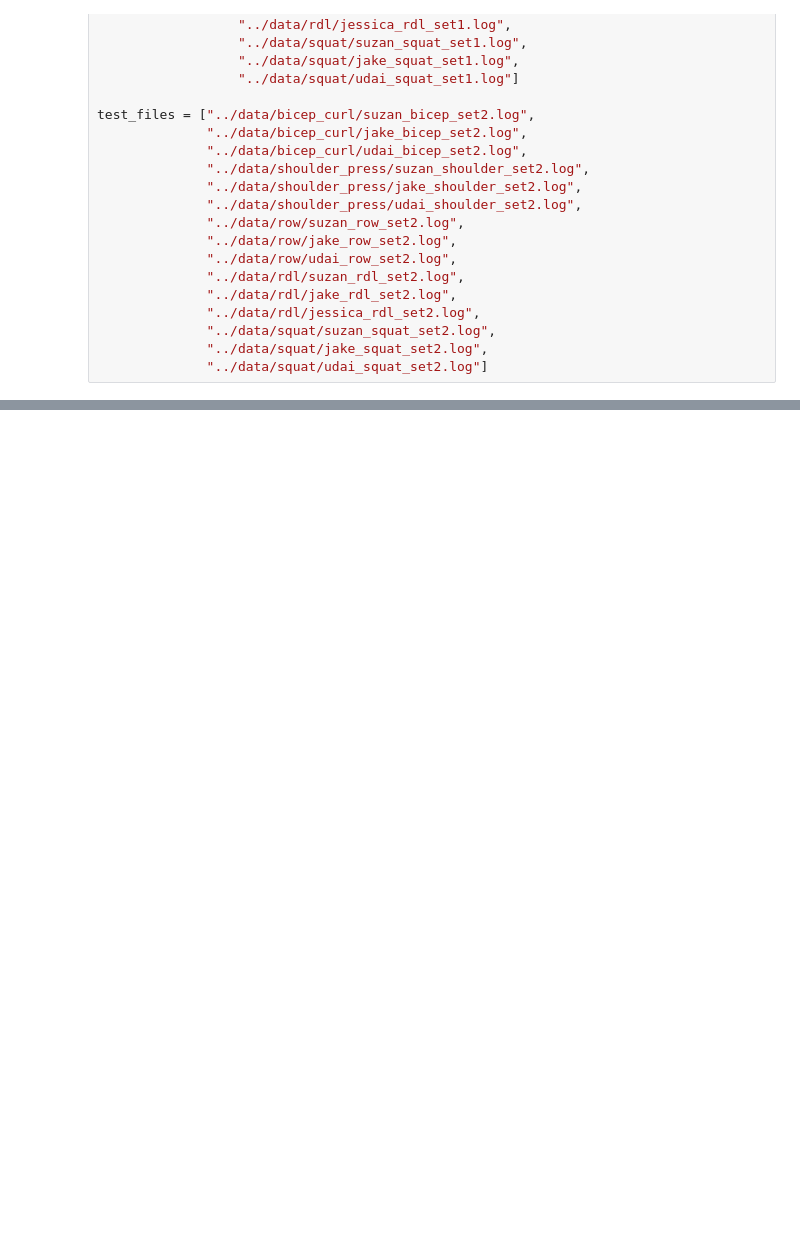
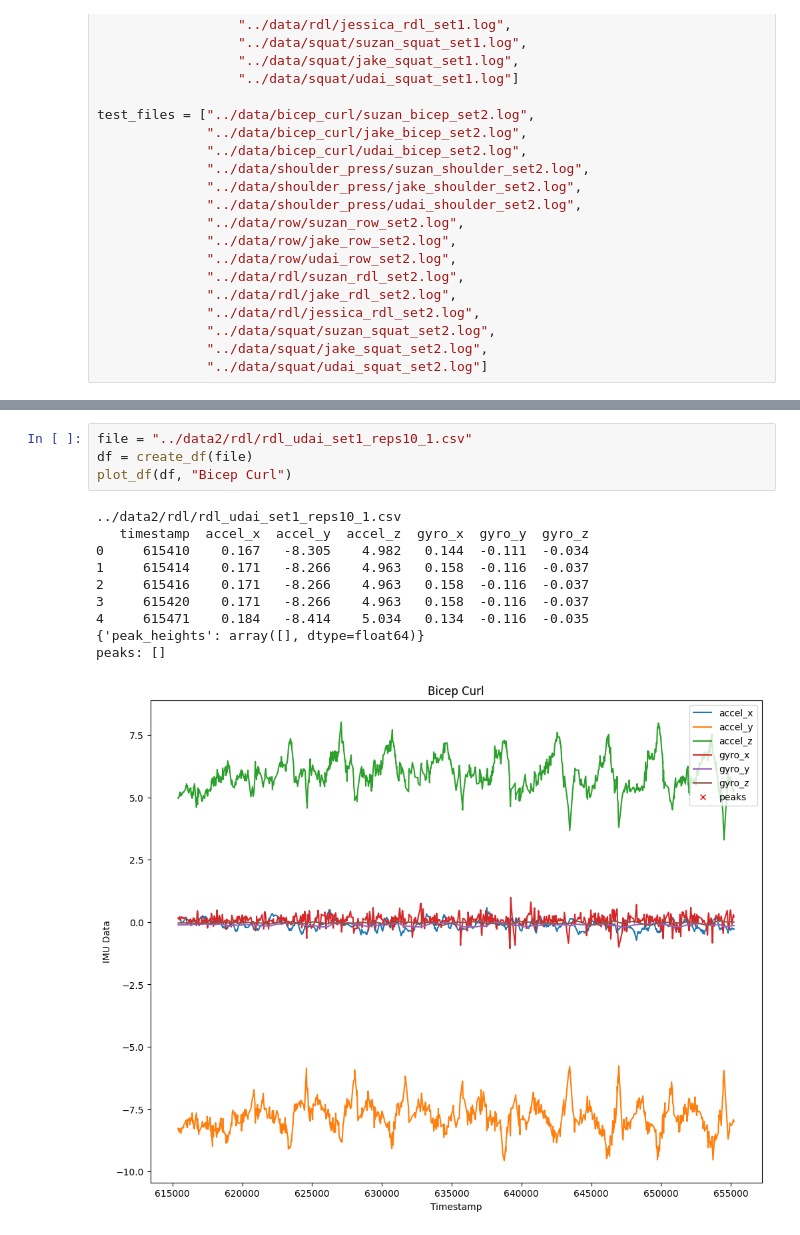
Before and after one commit to suzanmanasreh/wireless-imu-activity-tracking, a Jupyter notebook: data_process/process.ipynb, the cells around one changed output, grey strips where cells are left out. Drawn from its saved outputs; the diff is of its cells as text; blank space fills up the shorter version.

```diff
--- a/data_process/process.ipynb
+++ b/data_process/process.ipynb
@@ -132,0 +199,15 @@ plot_df(df, "Bicep Curl")
+# %%
+file = "../data2/rdl/rdl_udai_set1_reps10_1.csv"
+df = create_df(file)
+plot_df(df, "Bicep Curl")
+# %% [output]
+../data2/rdl/rdl_udai_set1_reps10_1.csv
+   timestamp  accel_x  accel_y  accel_z  gyro_x  gyro_y  gyro_z
+0     615410    0.167   -8.305    4.982   0.144  -0.111  -0.034
+1     615414    0.171   -8.266    4.963   0.158  -0.116  -0.037
+2     615416    0.171   -8.266    4.963   0.158  -0.116  -0.037
+3     615420    0.171   -8.266    4.963   0.158  -0.116  -0.037
+4     615471    0.184   -8.414    5.034   0.134  -0.116  -0.035
+{'peak_heights': array([], dtype=float64)}
+peaks: []
+[figure, added]
```
Also changed, not shown: parts of 13 cells of this notebook, 19 other files.
